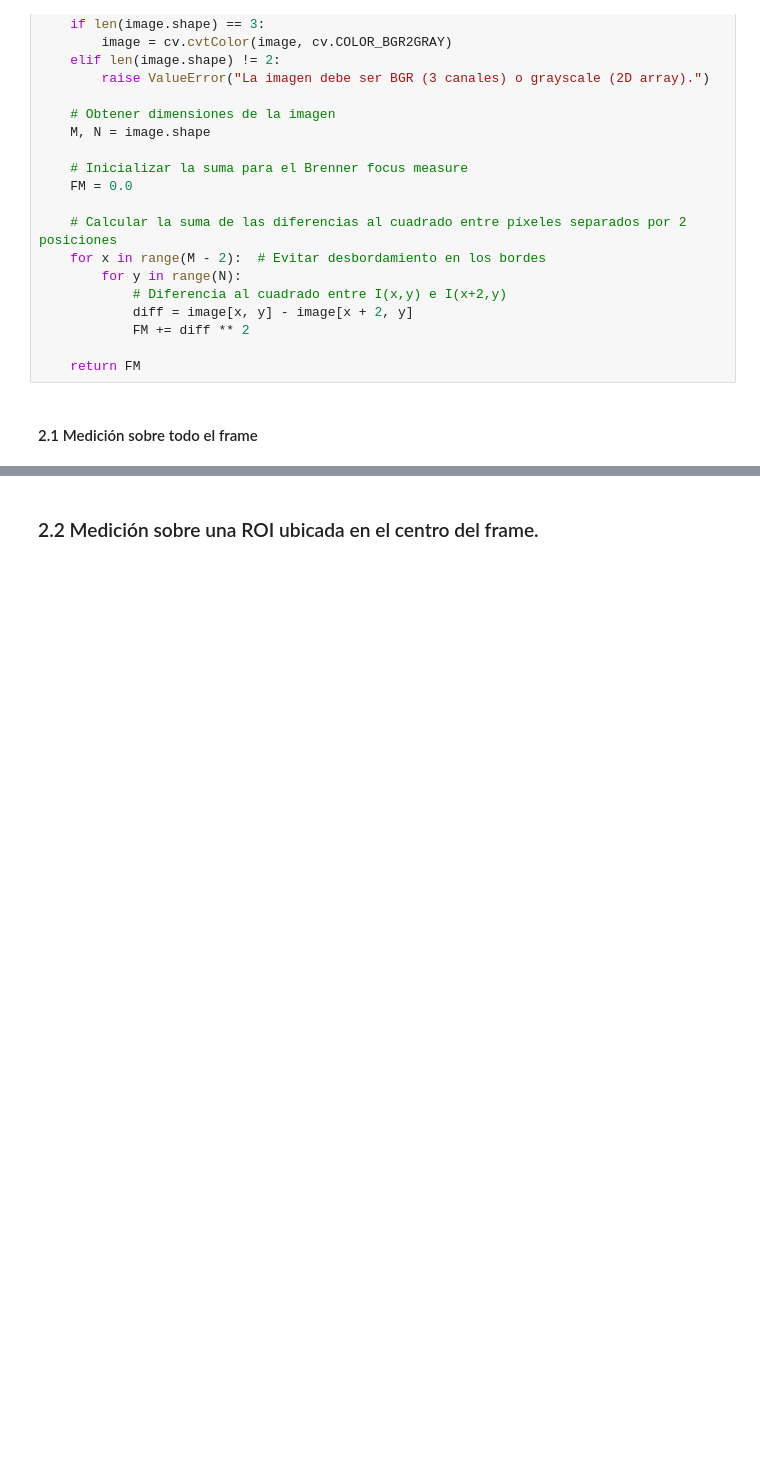
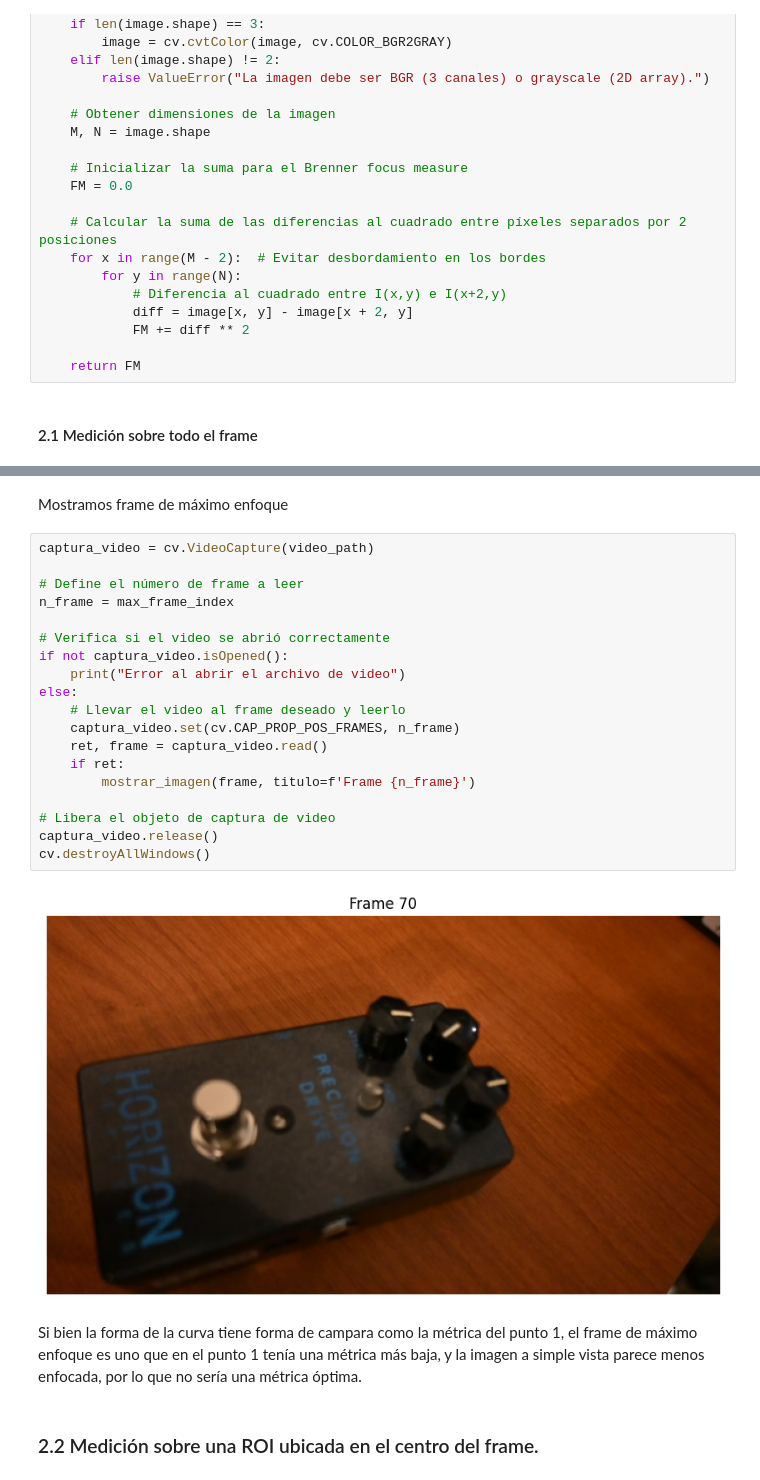
Before and after one commit to nataliaespector/CEIA-VisionPorComputadora-TPs, a Jupyter notebook: TP2/Detector_Enfoque.ipynb, the cells around one changed output, grey strips where cells are left out. Drawn from its saved outputs; the diff is of its cells as text; blank space fills up the shorter version.

```diff
--- a/TP2/Detector_Enfoque.ipynb
+++ b/TP2/Detector_Enfoque.ipynb
@@ -295,2 +297,27 @@ plt.show()
+# %% [markdown]
+Mostramos frame de máximo enfoque
+# %%
+captura_video = cv.VideoCapture(video_path)
+
+# Define el número de frame a leer
+n_frame = max_frame_index
+
+# Verifica si el video se abrió correctamente
+if not captura_video.isOpened():
+    print("Error al abrir el archivo de video")
+else:
+    # Llevar el video al frame deseado y leerlo
+    captura_video.set(cv.CAP_PROP_POS_FRAMES, n_frame)
+    ret, frame = captura_video.read()
+    if ret:
+        mostrar_imagen(frame, titulo=f'Frame {n_frame}')
+
+# Libera el objeto de captura de video
+captura_video.release()
+cv.destroyAllWindows()
+# %% [output]
+[figure, added]
+# %% [markdown]
+Si bien la forma de la curva tiene forma de campara como la métrica del punto 1, el frame de máximo enfoque es uno que en el punto 1 tenía una métrica más baja, y la imagen a simple vista parece menos enfocada, por lo que no sería una métrica óptima.
 # %% [markdown]
 ### 2.2 Medición sobre una ROI ubicada en el centro del frame.
```
Also changed, not shown: parts of 12 cells of this notebook.
